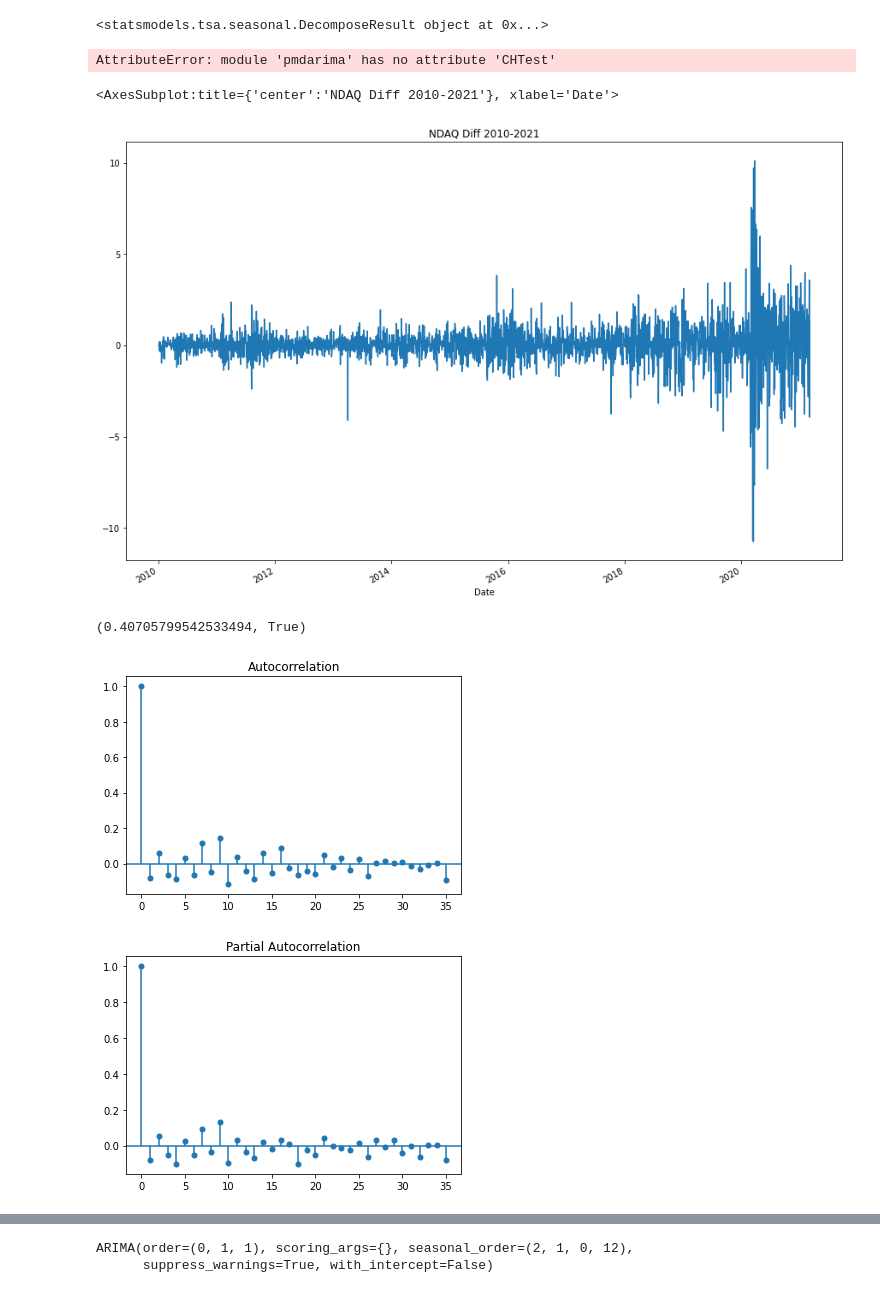
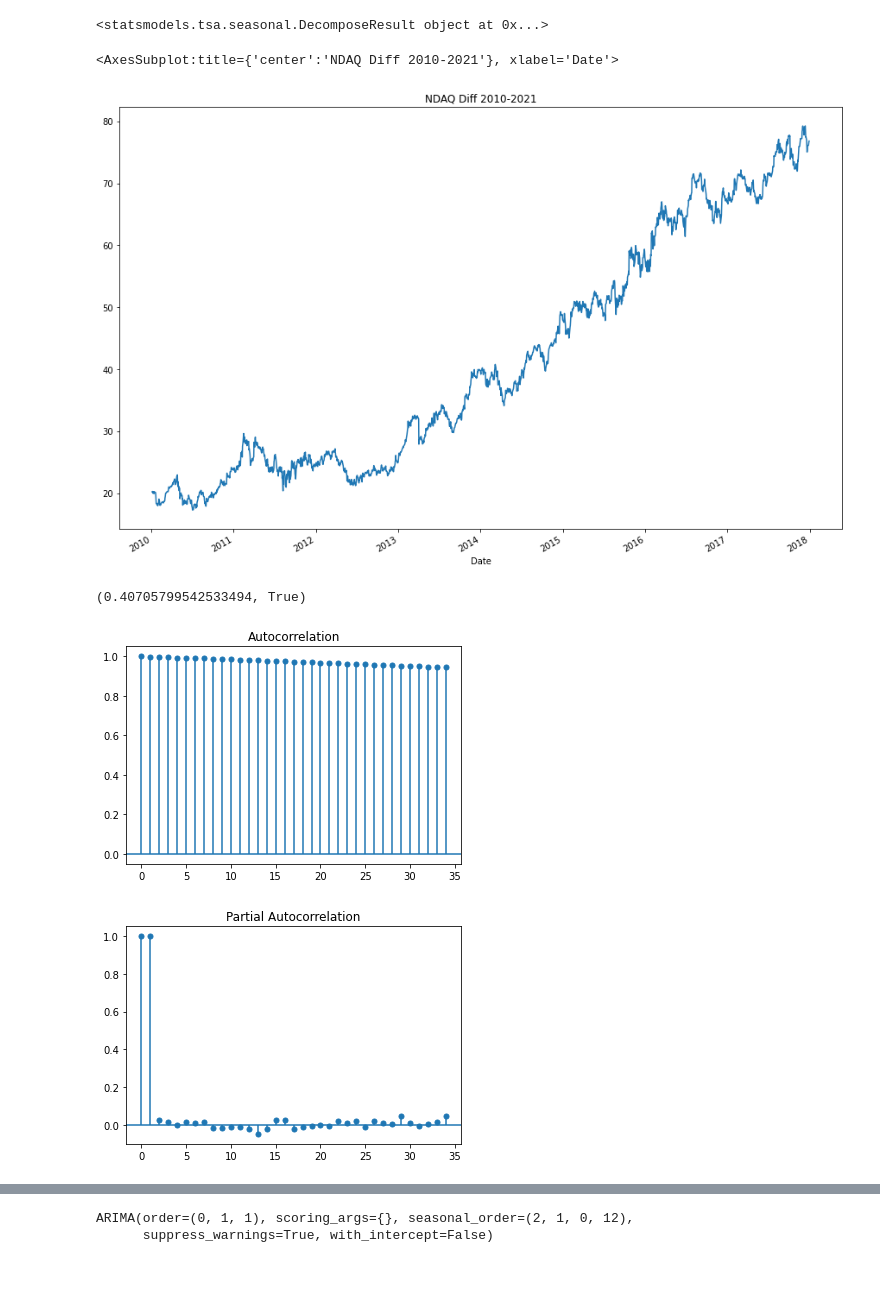
Before and after one commit to cian-moynagh/Group-40-Sweng, a Jupyter notebook: Time Series Analysis.ipynb, the cells around one changed output, grey strips where cells are left out. Saved outputs shown, nothing was run; the diff lists cells and outputs as text; code cells hidden in the pictures.

```diff
--- a/Time Series Analysis.ipynb
+++ b/Time Series Analysis.ipynb
@@ -32,31 +45,27 @@ decomp_results.plot()
 print (decomp_results)
 # %% [output]
 <statsmodels.tsa.seasonal.DecomposeResult object at 0x...>
-# %%
-pm.CHTest(7)
-# %% [output]
-AttributeError: module 'pmdarima' has no attribute 'CHTest'
 # %%
 ts_diff = ts.diff()
 ts_diff.Close[0] = 0
 # %%
-ts_diff.Close.plot(figsize=(15,10), title = "NDAQ Diff 2010-2021")
+ts.Close.plot(figsize=(15,10), title = "NDAQ Diff 2010-2021")
 # %% [output]
 <AxesSubplot:title={'center':'NDAQ Diff 2010-2021'}, xlabel='Date'>
-[figure, old version]
+[figure, new version]
 # %%
 adf_test = ADFTest(alpha = 0.05)
 adf_test.should_diff(ts.Close)
 # %% [output]
 (0.40705799542533494, True)
 # %%
-pm.plot_acf(ts_diff.Close)
+pm.plot_acf(ts.Close)
 # %% [output]
-[figure, old version]
+[figure, new version]
 # %%
-pm.plot_pacf(ts_diff.Close)
+pm.plot_pacf(ts.Close)
 # %% [output]
-[figure, old version]
+[figure, new version]
 # %%
 stepwise_model_12 = auto_arima(ts.Close, start_p=1, start_q=1,
                            max_p=3, max_q=3, m=12,
```
Also changed, not shown: parts of 7 cells of this notebook.
